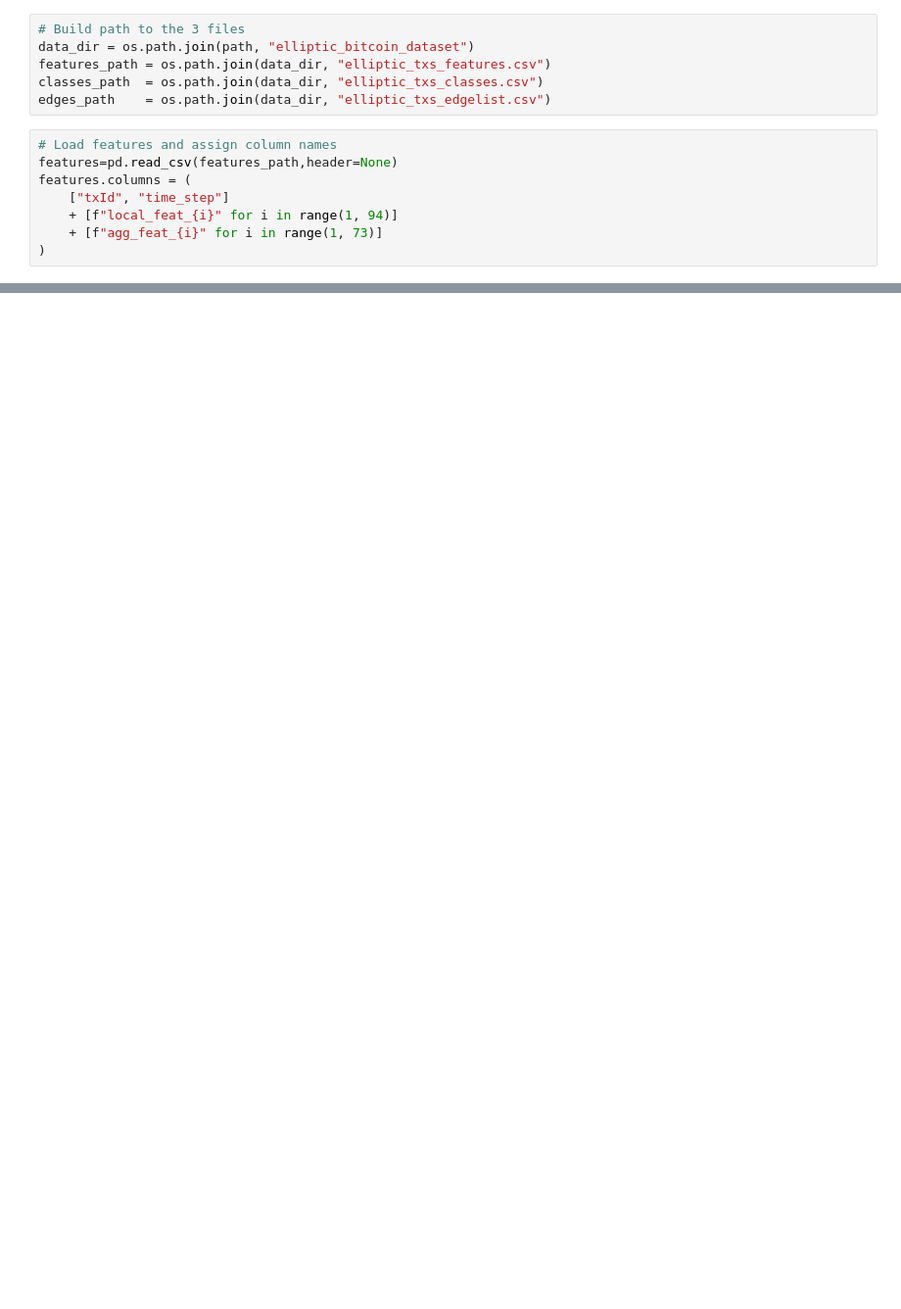
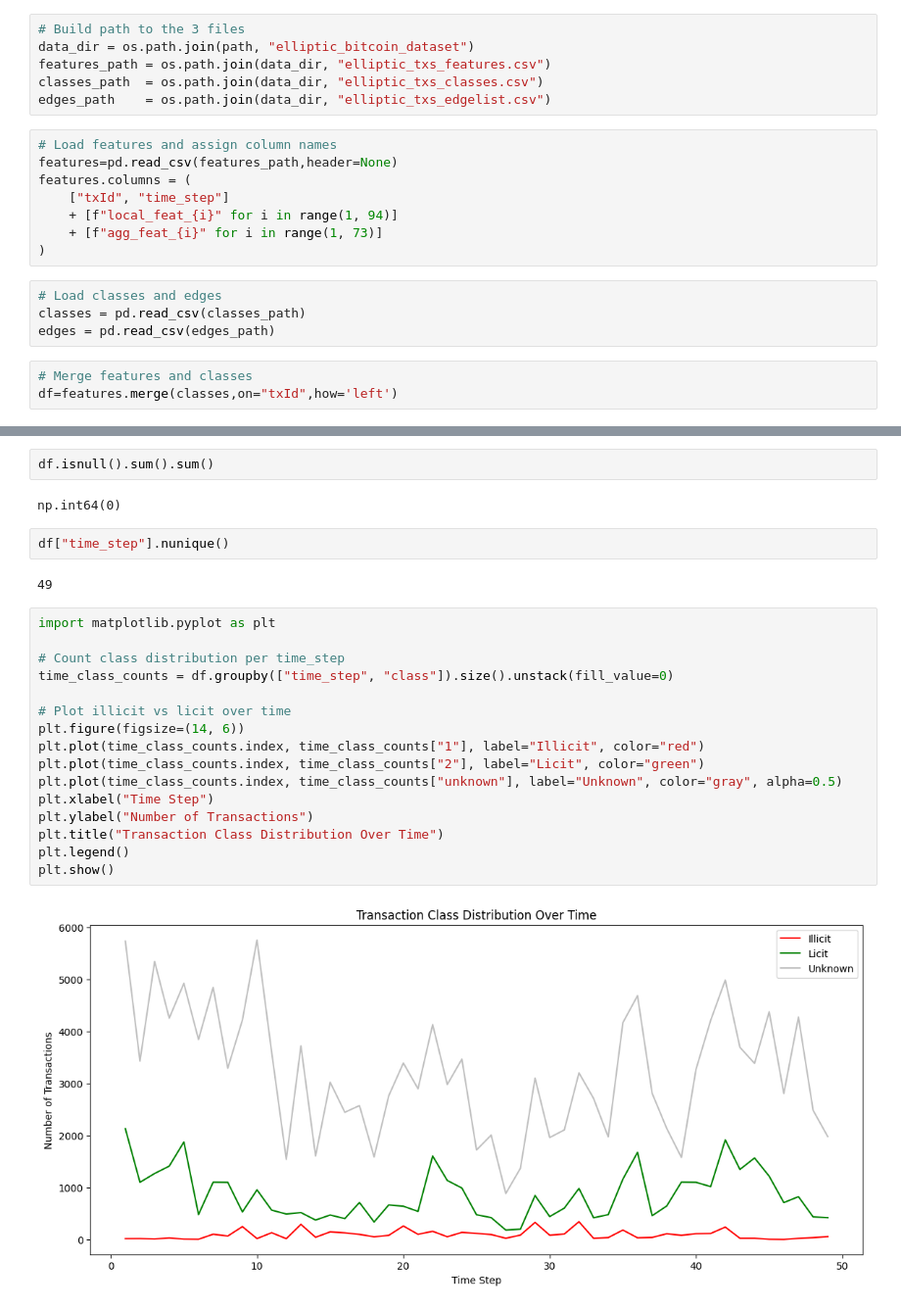
Before and after one commit to pranavp317/CoinTrace-Bitcoin-Transaction-Pattern-Clustering-, a Jupyter notebook: CoinTrace.ipynb, the cells around one changed output, grey strips where cells are left out. Shown at 98% size. Cells and saved outputs as stored; diff of their text form; blank space fills up the shorter version.

```diff
--- a/CoinTrace.ipynb
+++ b/CoinTrace.ipynb
@@ -36,3 +37,10 @@ features.columns = (
     + [f"local_feat_{i}" for i in range(1, 94)]
     + [f"agg_feat_{i}" for i in range(1, 73)]
 )
+# %%
+# Load classes and edges
+classes = pd.read_csv(classes_path)
+edges = pd.read_csv(edges_path)
+# %%
+# Merge features and classes
+df=features.merge(classes,on="txId",how='left')
@@ -38,0 +60,26 @@ features.columns = (
+# %%
+df.isnull().sum().sum()
+# %% [output]
+np.int64(0)
+# %%
+df["time_step"].nunique()
+# %% [output]
+49
+# %%
+import matplotlib.pyplot as plt
+
+# Count class distribution per time_step
+time_class_counts = df.groupby(["time_step", "class"]).size().unstack(fill_value=0)
+
+# Plot illicit vs licit over time
+plt.figure(figsize=(14, 6))
+plt.plot(time_class_counts.index, time_class_counts["1"], label="Illicit", color="red")
+plt.plot(time_class_counts.index, time_class_counts["2"], label="Licit", color="green")
+plt.plot(time_class_counts.index, time_class_counts["unknown"], label="Unknown", color="gray", alpha=0.5)
+plt.xlabel("Time Step")
+plt.ylabel("Number of Transactions")
+plt.title("Transaction Class Distribution Over Time")
+plt.legend()
+plt.show()
+# %% [output]
+[figure, added]
```
Also changed, not shown: parts of 7 cells of this notebook.
